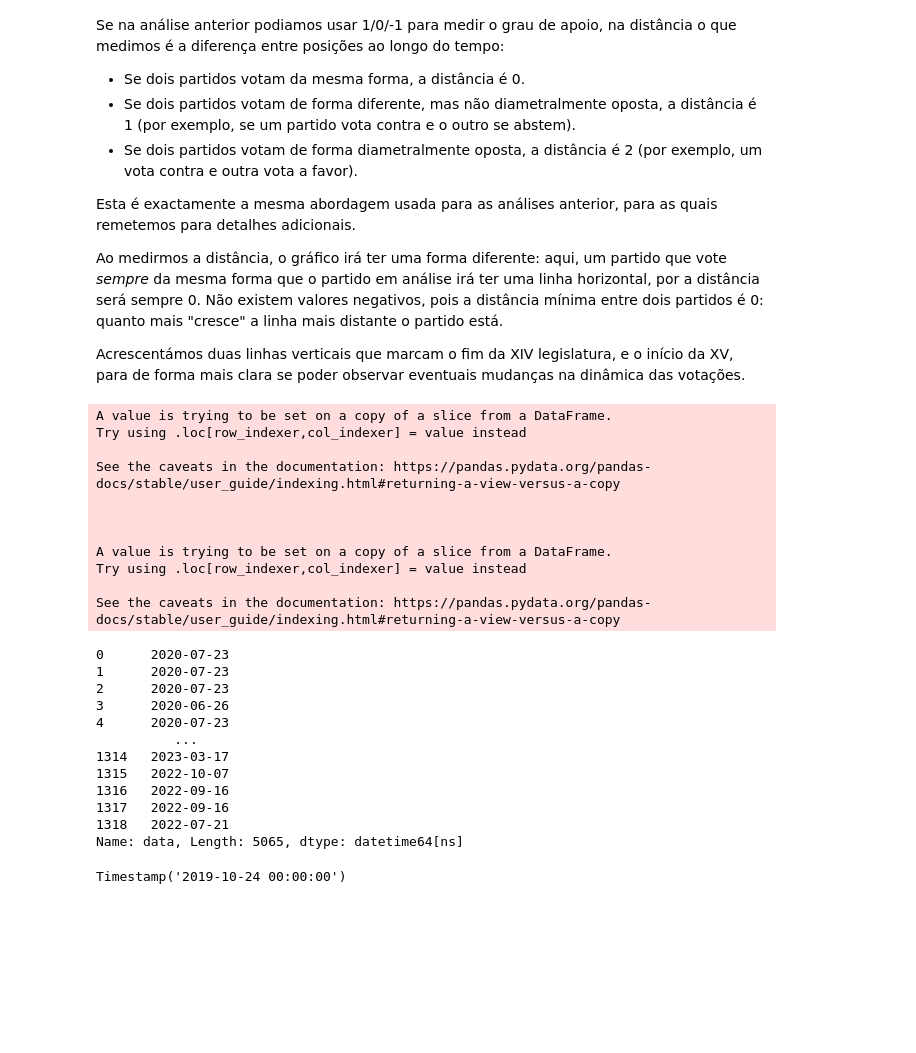
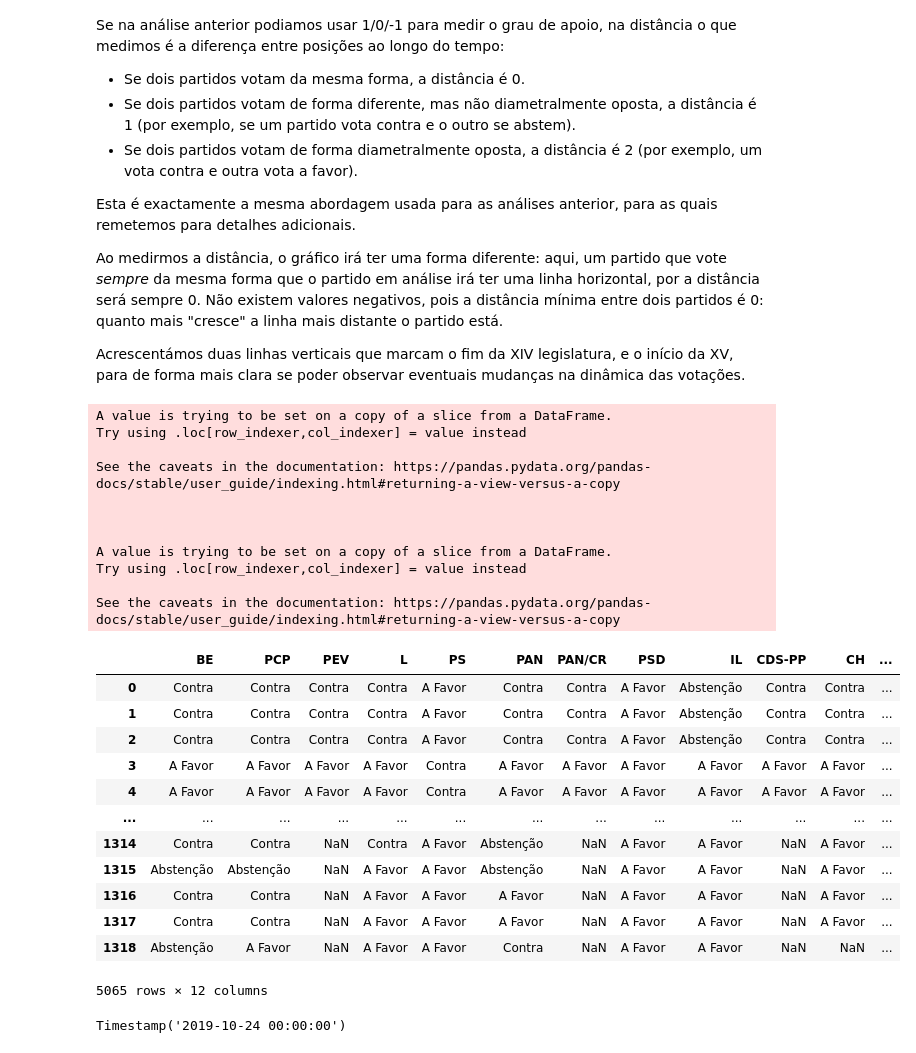
Before and after one commit to fsmunoz/fsmunoz.github.io, a Jupyter notebook: parlamento/html/_sources/evol_anos-update.ipynb, the cells around one changed output. Cells and saved outputs as stored; diff of their text form; code cells hidden in the pictures; blank space fills up the shorter version.

```diff
--- a/parlamento/html/_sources/evol_anos-update.ipynb
+++ b/parlamento/html/_sources/evol_anos-update.ipynb
@@ -525,33 +530,36 @@ Acrescentámos duas linhas verticais que marcam o fim da XIV legislatura, e o in
 # %%
 l14_votes_hm["data"]=l14_votes["data"]
 l15_votes_hm["data"]=l15_votes["data"]
 
 all_votes_hm = pd.concat([l14_votes_hm, l15_votes_hm], axis=0)
 all_votes_hm["data"]
+#l14af["iniAutorGruposParlamentares"]  = l14af["iniAutorGruposParlamentares"].replace("JOACINE KATAR MOREIRA", "L")
+all_votes_hm
 # %% [output]
 A value is trying to be set on a copy of a slice from a DataFrame.
 Try using .loc[row_indexer,col_indexer] = value instead
 
 See the caveats in the documentation: https://pandas.pydata.org/pandas-docs/stable/user_guide/indexing.html#returning-a-view-versus-a-copy
 
 
 
 A value is trying to be set on a copy of a slice from a DataFrame.
 Try using .loc[row_indexer,col_indexer] = value instead
 
 See the caveats in the documentation: https://pandas.pydata.org/pandas-docs/stable/user_guide/indexing.html#returning-a-view-versus-a-copy
+|  | BE | PCP | PEV | L | PS | PAN | PAN/CR | PSD | IL | CDS-PP | CH | ... |
+| 0 | Contra | Contra | Contra | Contra | A Favor | Contra | Contra | A Favor | Abstenção | Contra | Contra | ... |
+| 1 | Contra | Contra | Contra | Contra | A Favor | Contra | Contra | A Favor | Abstenção | Contra | Contra | ... |
+| 2 | Contra | Contra | Contra | Contra | A Favor | Contra | Contra | A Favor | Abstenção | Contra | Contra | ... |
+| 3 | A Favor | A Favor | A Favor | A Favor | Contra | A Favor | A Favor | A Favor | A Favor | A Favor | A Favor | ... |
+| 4 | A Favor | A Favor | A Favor | A Favor | Contra | A Favor | A Favor | A Favor | A Favor | A Favor | A Favor | ... |
+| ... | ... | ... | ... | ... | ... | ... | ... | ... | ... | ... | ... | ... |
+| 1314 | Contra | Contra | NaN | Contra | A Favor | Abstenção | NaN | A Favor | A Favor | NaN | A Favor | ... |
+| 1315 | Abstenção | Abstenção | NaN | A Favor | A Favor | Abstenção | NaN | A Favor | A Favor | NaN | A Favor | ... |
+| 1316 | Contra | Contra | NaN | A Favor | A Favor | A Favor | NaN | A Favor | A Favor | NaN | A Favor | ... |
+| 1317 | Contra | Contra | NaN | A Favor | A Favor | A Favor | NaN | A Favor | A Favor | NaN | A Favor | ... |
+| 1318 | Abstenção | A Favor | NaN | A Favor | A Favor | Contra | NaN | A Favor | A Favor | NaN | NaN | ... |
-0      2020-07-23
-1      2020-07-23
-2      2020-07-23
-3      2020-06-26
-4      2020-07-23
-          ...
-1314   2023-03-17
-1315   2022-10-07
-1316   2022-09-16
-1317   2022-09-16
-1318   2022-07-21
-Name: data, Length: 5065, dtype: datetime64[ns]
+5065 rows × 12 columns
 # %%
 l13_min_date=min(l13_votes["data"])
 l13_max_date=l14_min_date - timedelta(1)
```
Also changed, not shown: parts of 7 cells of this notebook, 37 other files.
